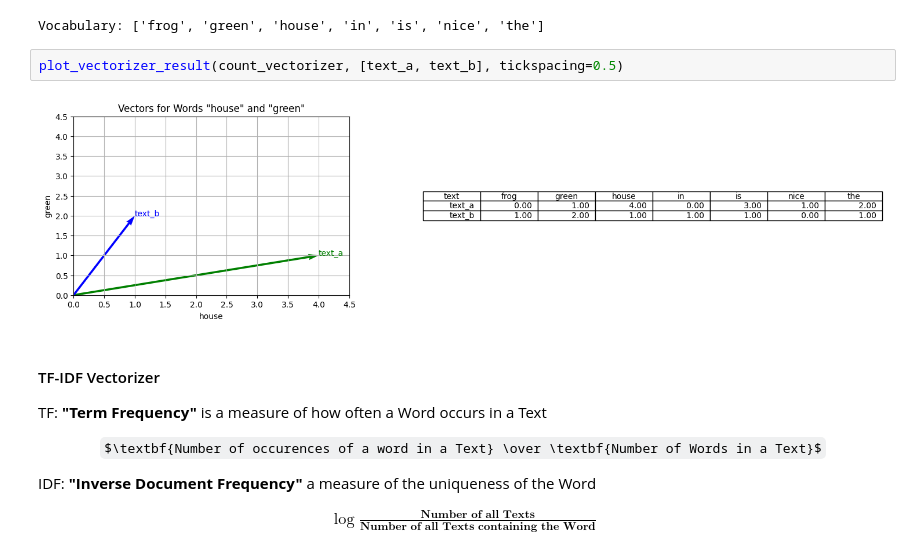
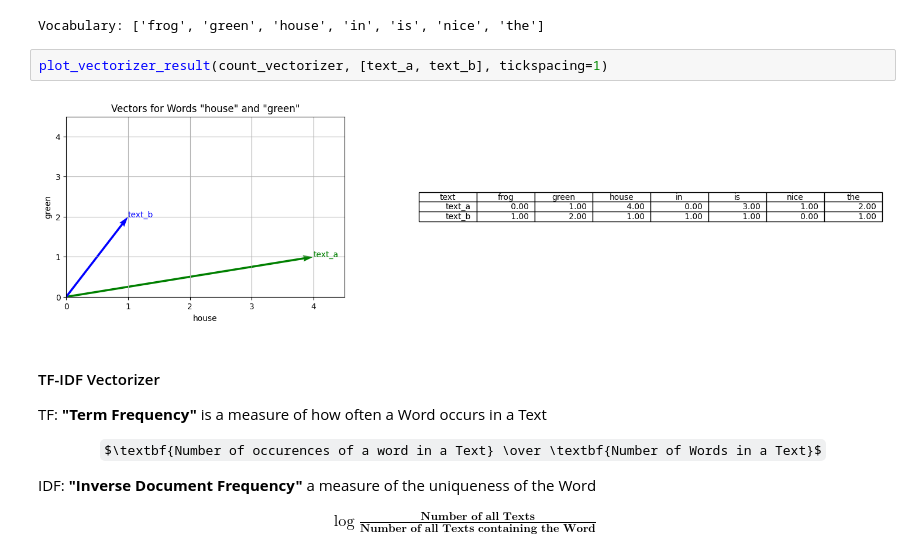
Before and after one commit to interaktivgmbh/interaktiv.recommendations, a Jupyter notebook: jupyter/RecommendationsTalk.ipynb, the cells around one changed output. Cells and saved outputs as stored; diff of their text form; some formulas as TeX source.

```diff
--- a/jupyter/RecommendationsTalk.ipynb
+++ b/jupyter/RecommendationsTalk.ipynb
@@ -84,9 +84,9 @@ print('Vocabulary:', sorted(vocabulary))
 # %% [output]
 Vocabulary: ['frog', 'green', 'house', 'in', 'is', 'nice', 'the']
 # %%
-plot_vectorizer_result(count_vectorizer, [text_a, text_b], tickspacing=0.5)
+plot_vectorizer_result(count_vectorizer, [text_a, text_b], tickspacing=1)
 # %% [output]
-[figure, old version]
+[figure, new version]
 # %% [markdown]
 <h4>TF-IDF Vectorizer</h4>
 
```
